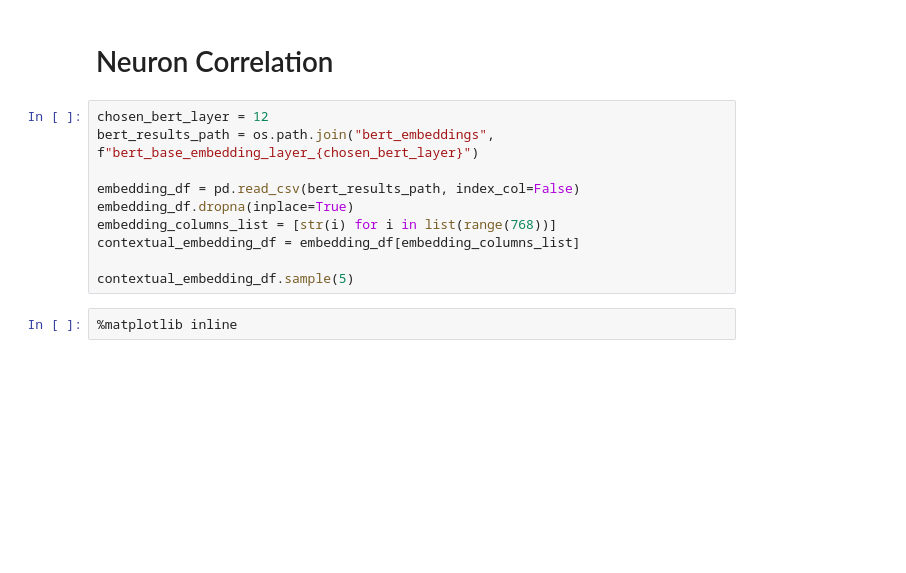
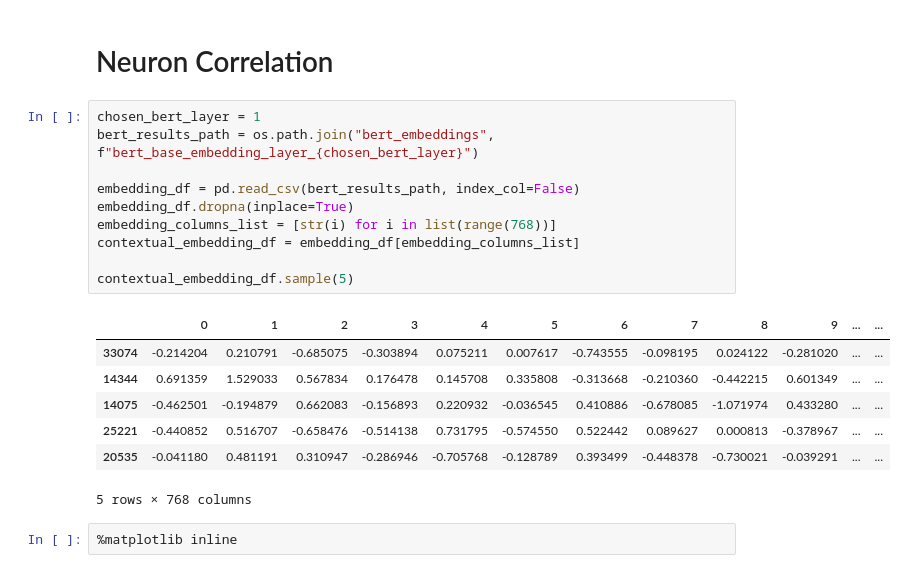
Before and after one commit to ErezSC42/bert_pos_analysis, a Jupyter notebook: data_exploration.ipynb, the cells around one changed output. Cells and saved outputs as stored; diff of their text form; blank space fills up the shorter version.

```diff
--- a/data_exploration.ipynb
+++ b/data_exploration.ipynb
@@ -351,15 +351,23 @@ for df in [df_train, df_dev, df_test]:
 # %% [markdown]
 # Neuron Correlation
 # %%
-chosen_bert_layer = 12
+chosen_bert_layer = 1
 bert_results_path = os.path.join("bert_embeddings", f"bert_base_embedding_layer_{chosen_bert_layer}")
 
 embedding_df = pd.read_csv(bert_results_path, index_col=False)
 embedding_df.dropna(inplace=True)
 embedding_columns_list = [str(i) for i in list(range(768))]
 contextual_embedding_df = embedding_df[embedding_columns_list]
 
 contextual_embedding_df.sample(5)
+# %% [output]
+|  | 0 | 1 | 2 | 3 | 4 | 5 | 6 | 7 | 8 | 9 | ... | ... |
+| 33074 | -0.214204 | 0.210791 | -0.685075 | -0.303894 | 0.075211 | 0.007617 | -0.743555 | -0.098195 | 0.024122 | -0.281020 | ... | ... |
+| 14344 | 0.691359 | 1.529033 | 0.567834 | 0.176478 | 0.145708 | 0.335808 | -0.313668 | -0.210360 | -0.442215 | 0.601349 | ... | ... |
+| 14075 | -0.462501 | -0.194879 | 0.662083 | -0.156893 | 0.220932 | -0.036545 | 0.410886 | -0.678085 | -1.071974 | 0.433280 | ... | ... |
+| 25221 | -0.440852 | 0.516707 | -0.658476 | -0.514138 | 0.731795 | -0.574550 | 0.522442 | 0.089627 | 0.000813 | -0.378967 | ... | ... |
+| 20535 | -0.041180 | 0.481191 | 0.310947 | -0.286946 | -0.705768 | -0.128789 | 0.393499 | -0.448378 | -0.730021 | -0.039291 | ... | ... |
+5 rows × 768 columns
 # %%
 %matplotlib inline
 # %%
```
Also changed, not shown: parts of 5 cells of this notebook, 3 other files.
